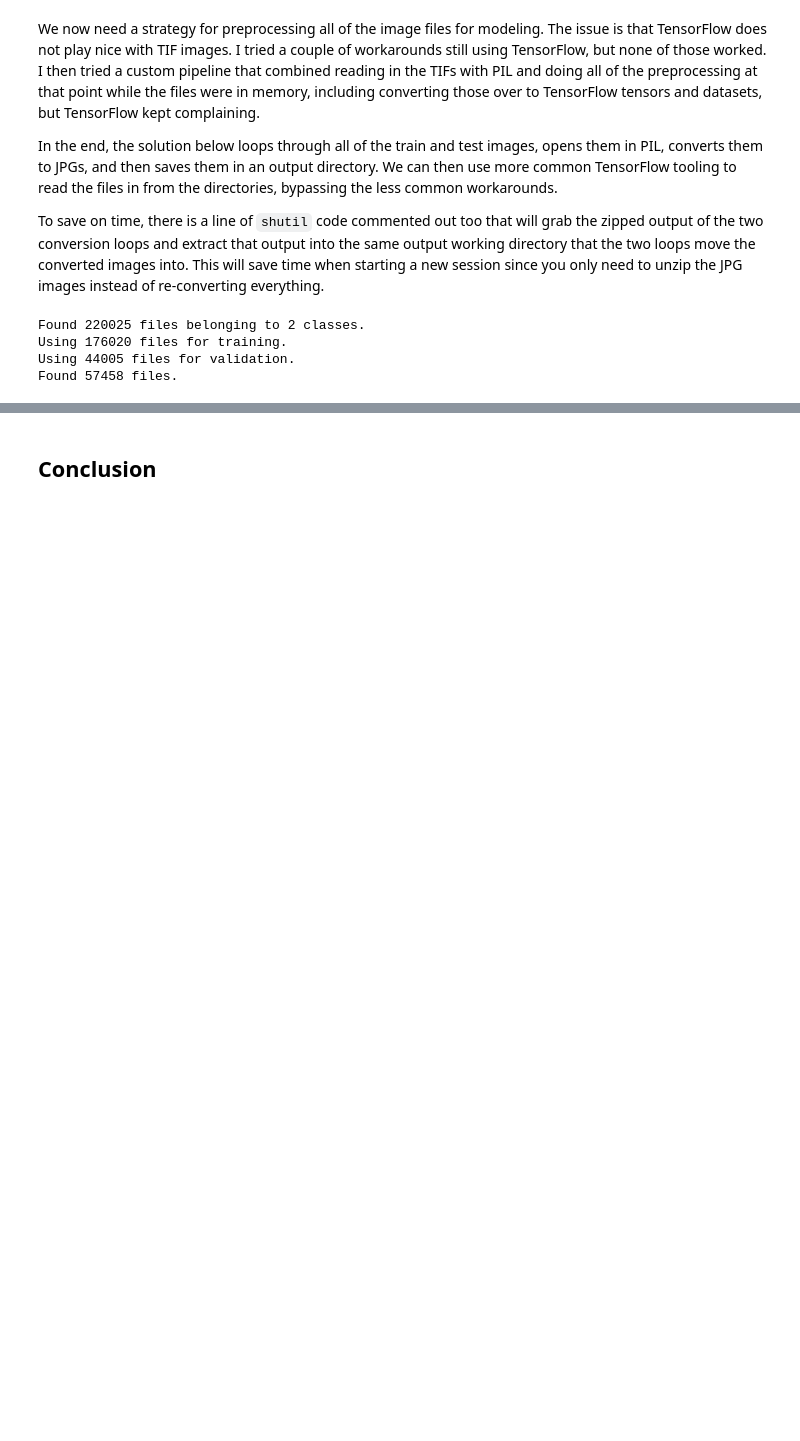
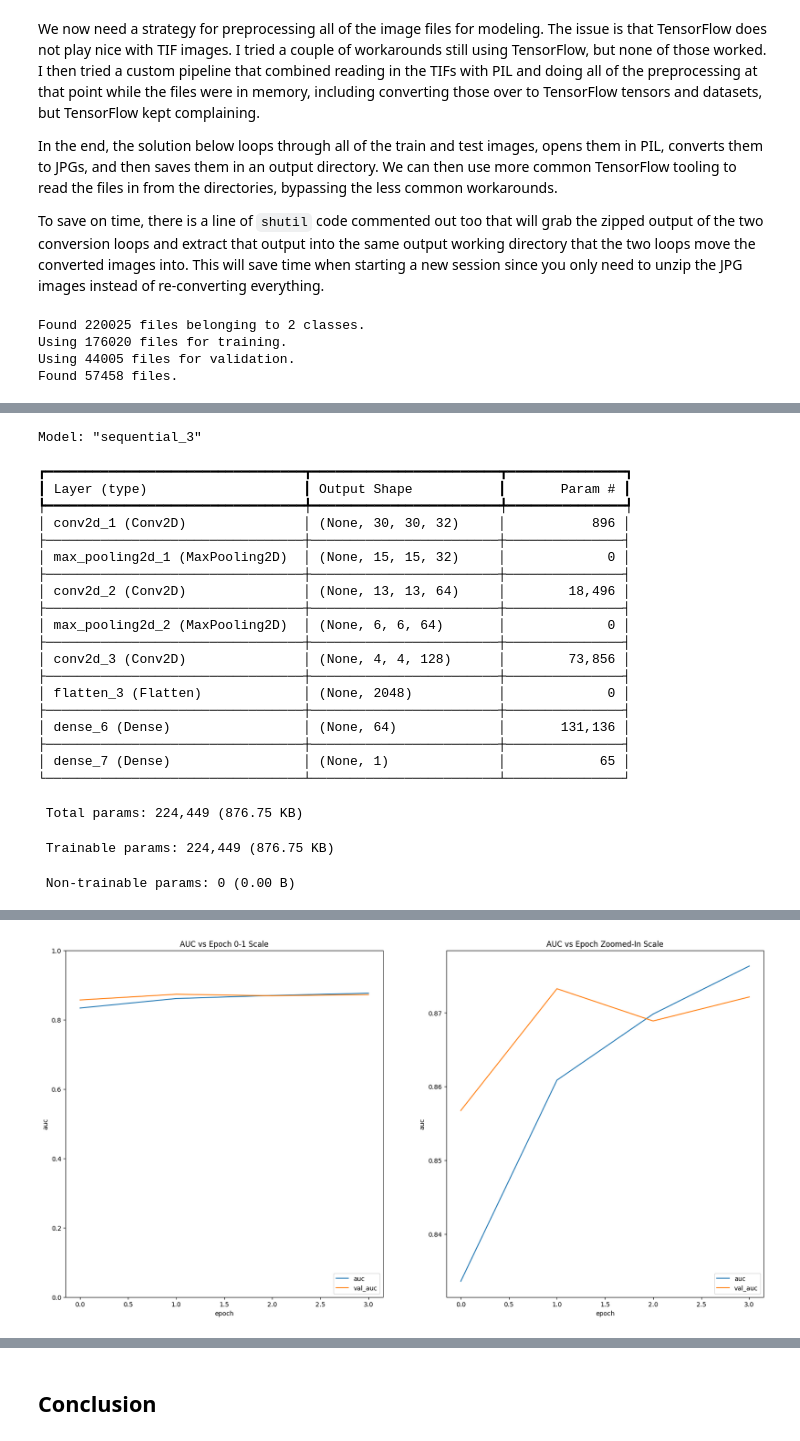
Before and after one commit to jhleakakos/cnn-cancer-detection, a Jupyter notebook: so_convolved.ipynb, the cells around one changed output, grey strips where cells are left out. Saved outputs shown, nothing was run; the diff lists cells and outputs as text; code cells hidden in the pictures; blank space fills up the shorter version.

```diff
--- a/so_convolved.ipynb
+++ b/so_convolved.ipynb
@@ -712,0 +563,40 @@ Next, will will try more targeted hyperparameter tuning. One reminder here is th
+# %%
+gimme_models(
+    'model_03'
+    , models.Sequential([
+        Input((32, 32, 3))
+        , layers.Conv2D(32, (3, 3), activation='relu')
+        , layers.MaxPooling2D((2, 2))
+        , layers.Conv2D(64, (3, 3), activation='relu')
+        , layers.MaxPooling2D((2, 2))
+        , layers.Conv2D(128, (3, 3), activation='relu')
+        , layers.Flatten()
+        , layers.Dense(64, activation='relu')
+        , layers.Dense(1, activation='sigmoid')
+    ])
+    , 4
+)
+# %% [output]
+Model: "sequential_3"
+┏━━━━━━━━━━━━━━━━━━━━━━━━━━━━━━━━━┳━━━━━━━━━━━━━━━━━━━━━━━━┳━━━━━━━━━━━━━━━┓
+┃ Layer (type)                    ┃ Output Shape           ┃       Param # ┃
+┡━━━━━━━━━━━━━━━━━━━━━━━━━━━━━━━━━╇━━━━━━━━━━━━━━━━━━━━━━━━╇━━━━━━━━━━━━━━━┩
+│ conv2d_1 (Conv2D)               │ (None, 30, 30, 32)     │           896 │
+├─────────────────────────────────┼────────────────────────┼───────────────┤
+│ max_pooling2d_1 (MaxPooling2D)  │ (None, 15, 15, 32)     │             0 │
+├─────────────────────────────────┼────────────────────────┼───────────────┤
+│ conv2d_2 (Conv2D)               │ (None, 13, 13, 64)     │        18,496 │
+├─────────────────────────────────┼────────────────────────┼───────────────┤
+│ max_pooling2d_2 (MaxPooling2D)  │ (None, 6, 6, 64)       │             0 │
+├─────────────────────────────────┼────────────────────────┼───────────────┤
+│ conv2d_3 (Conv2D)               │ (None, 4, 4, 128)      │        73,856 │
+├─────────────────────────────────┼────────────────────────┼───────────────┤
+│ flatten_3 (Flatten)             │ (None, 2048)           │             0 │
+├─────────────────────────────────┼────────────────────────┼───────────────┤
+│ dense_6 (Dense)                 │ (None, 64)             │       131,136 │
+├─────────────────────────────────┼────────────────────────┼───────────────┤
+│ dense_7 (Dense)                 │ (None, 1)              │            65 │
+└─────────────────────────────────┴────────────────────────┴───────────────┘
+ Total params: 224,449 (876.75 KB)
+ Trainable params: 224,449 (876.75 KB)
+ Non-trainable params: 0 (0.00 B)
@@ -712,0 +612 @@ Next, will will try more targeted hyperparameter tuning. One reminder here is th
+[figure, added]
```
Also changed, not shown: parts of 38 cells of this notebook.
